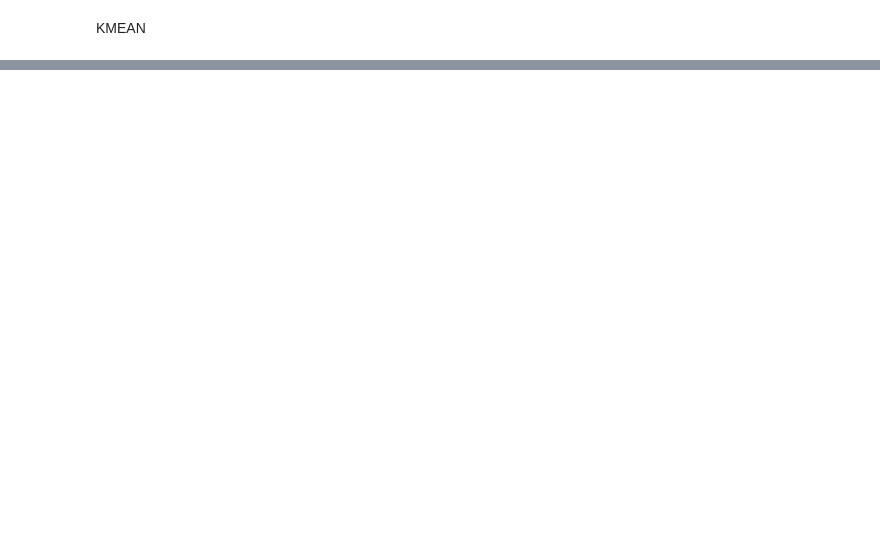
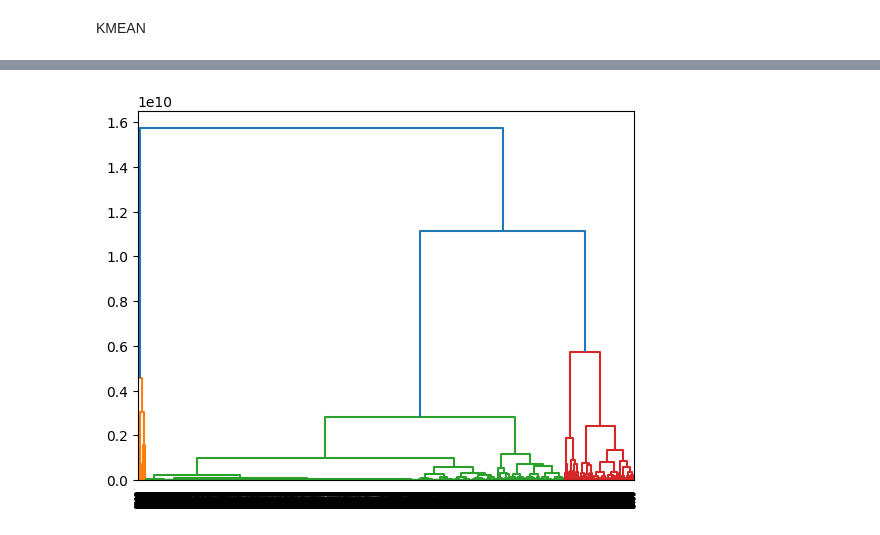
Before and after one commit to adrianrb469/md-lab2, a Jupyter notebook: lab2.ipynb, the cells around one changed output, grey strips where cells are left out. Saved outputs shown, nothing was run; the diff lists cells and outputs as text; code cells hidden in the pictures; blank space fills up the shorter version.

```diff
--- a/lab2.ipynb
+++ b/lab2.ipynb
@@ -136,0 +137,4 @@ plt.legend()
+# %%
+dendograma = sch.dendrogram(sch.linkage(X, method='ward'))
+# %% [output]
+[figure, added]
```
Also changed, not shown: parts of 6 cells of this notebook.
